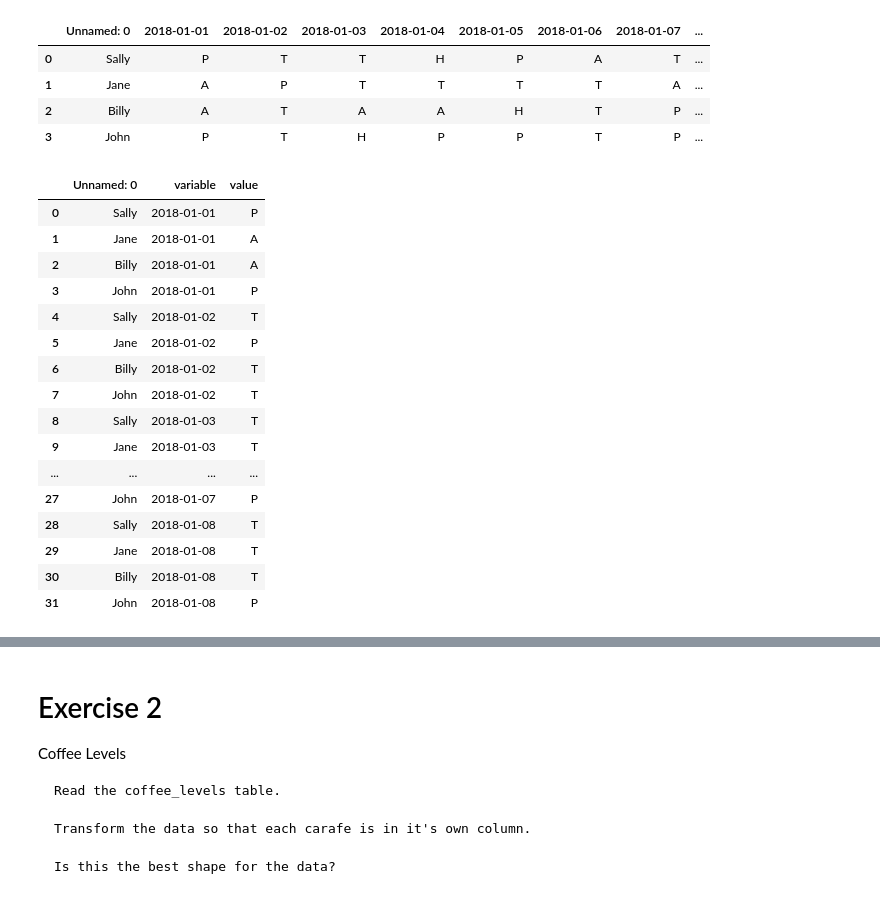
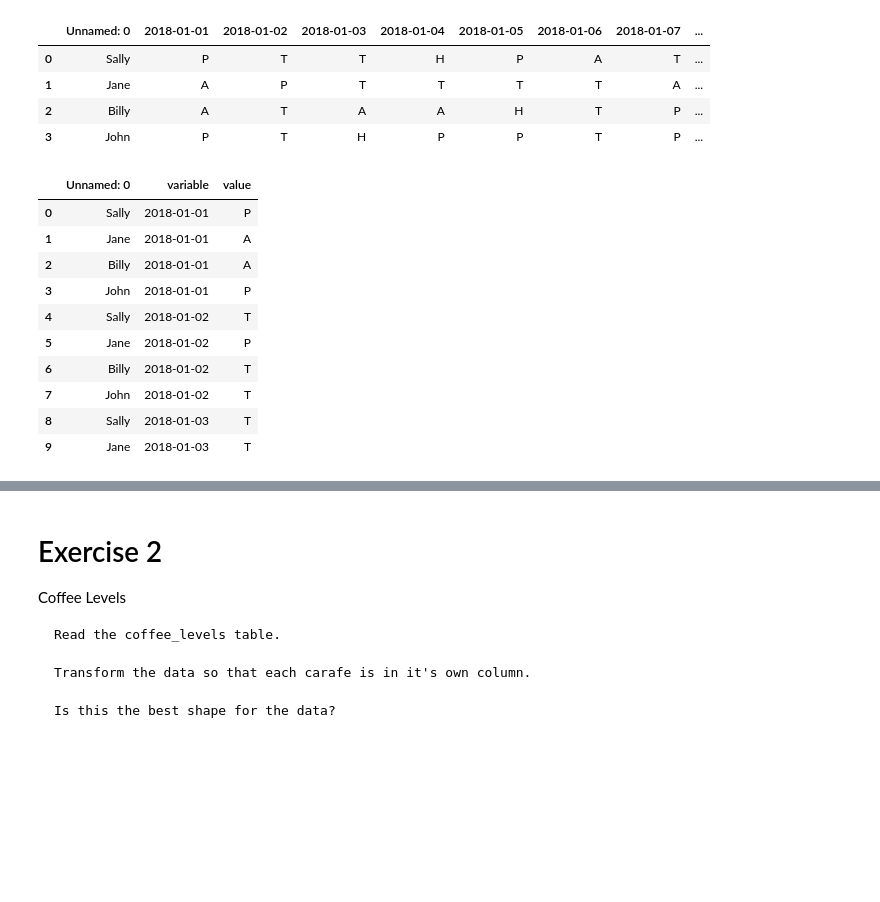
Before and after one commit to BraedenWright/classification-exercises, a Jupyter notebook: tidy_data.ipynb, the cells around one changed output, grey strips where cells are left out. Drawn from its saved outputs; the diff is of its cells as text; code cells hidden in the pictures; blank space fills up the shorter version.

```diff
--- a/tidy_data.ipynb
+++ b/tidy_data.ipynb
@@ -40,25 +40,19 @@ attendance_df
 | 3 | John | P | T | H | P | P | T | P | ... |
 # %%
 altered_df = attendance_df.melt(id_vars='Unnamed: 0')
-altered_df
+altered_df.head(10)
 # %% [output]
 |  | Unnamed: 0 | variable | value |
 | 0 | Sally | 2018-01-01 | P |
 | 1 | Jane | 2018-01-01 | A |
 | 2 | Billy | 2018-01-01 | A |
 | 3 | John | 2018-01-01 | P |
 | 4 | Sally | 2018-01-02 | T |
 | 5 | Jane | 2018-01-02 | P |
 | 6 | Billy | 2018-01-02 | T |
 | 7 | John | 2018-01-02 | T |
 | 8 | Sally | 2018-01-03 | T |
 | 9 | Jane | 2018-01-03 | T |
-| ... | ... | ... | ... |
-| 27 | John | 2018-01-07 | P |
-| 28 | Sally | 2018-01-08 | T |
-| 29 | Jane | 2018-01-08 | T |
-| 30 | Billy | 2018-01-08 | T |
-| 31 | John | 2018-01-08 | P |
 # %%
 altered_df.columns = ['student', 'day', 'grade']
 altered_df.head()
```
Also changed, not shown: parts of 6 cells of this notebook.
